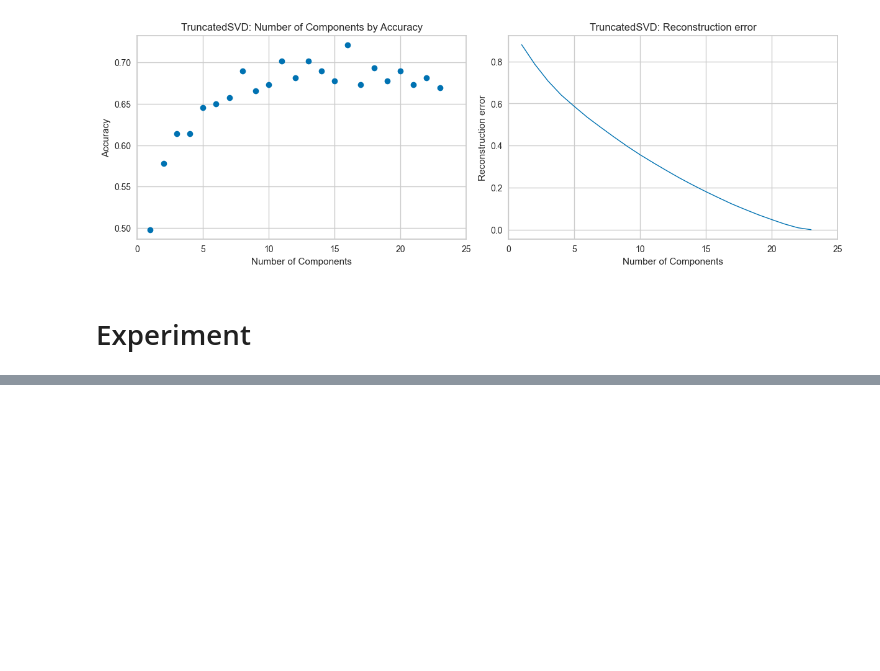
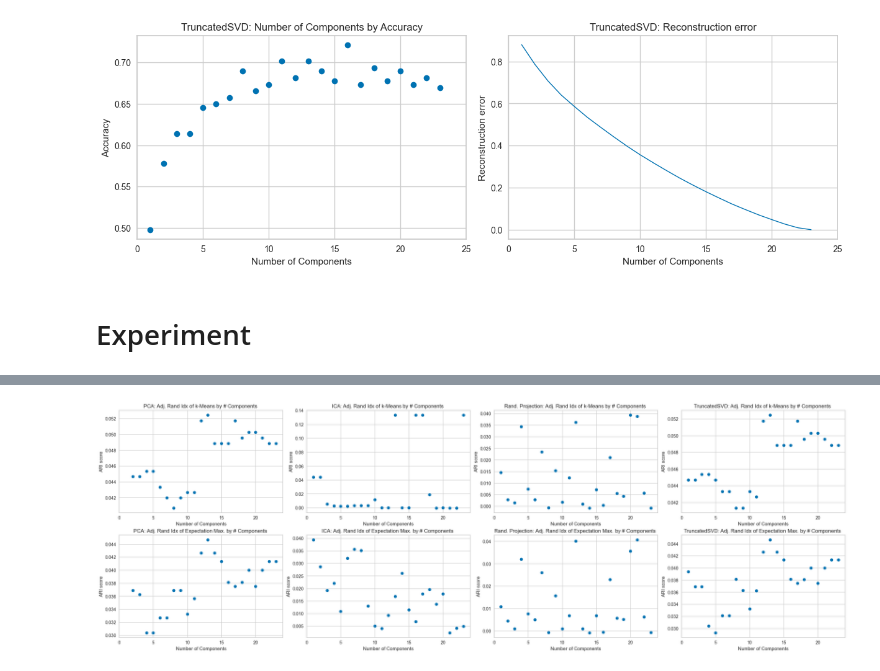
Before and after one commit to fonylew/machine-learning, a Jupyter notebook: unsupervised_learning/mental_clustering.ipynb, the cells around one changed output, grey strips where cells are left out. Drawn from its saved outputs; the diff is of its cells as text; code cells hidden in the pictures; blank space fills up the shorter version.

```diff
--- a/unsupervised_learning/mental_clustering.ipynb
+++ b/unsupervised_learning/mental_clustering.ipynb
@@ -654,0 +635,82 @@ axs[1].set_title('ICA: Reconstruction error')
+# %%
+%%time
+import pickle
+from sklearn.decomposition import PCA
+
+num_class = 2
+num_feat = 23
+xlim = 24
+no_iter = 1000
+cl = ['k-Means', 'Expectation Max.']
+dr = ['PCA', 'ICA', 'Rand. Projection', 'TruncatedSVD']
+
+fig, axs = plt.subplots(2 , 4,figsize=(24, 8), constrained_layout=True,)
+fig1, axs1 = plt.subplots(2 , 4,figsize=(24, 8), constrained_layout=True,)
+fig2, axs2 = plt.subplots(2 , 4,figsize=(24, 8), constrained_layout=True,)
+ari_score = {}
+ri_score = {}
+X_transformed = {}
+comps = {}
+clfs = {}
+scores = {}
+for i, d in enumerate(dr):
+    print(f"=======[{d}]========")
+    ari_score[d] = {}
+    ri_score[d] = {}
+    comps[d] = range(1,num_feat+1) if d != 'PCA' else range(2,num_feat+1)
+    X_transformed[d] = {}
+    scores[d] = {}
+    clfs[d] = {}
+    for comp in comps[d]:
+        if i == 0:
+            transformer = PCA(n_components=comp, random_state=42)
+        elif i == 1:
+            transformer = FastICA(n_components=comp, random_state=42)
+        elif i ==2 :
+            transformer = SparseRandomProjection(n_components=comp, random_state=42)
+        else:
+            transformer = TruncatedSVD(n_components=comp, random_state=42)
+
+        X_transformed[d][comp] = transformer.fit_transform(x)
+
+    for j, c in enumerate(cl):
+        print(f"[{d}]  {c} -------------")
+        ari_score[d][c] = []
+        ri_score[d][c] = []
+        scores[d][c] = []
+        for comp in comps[d]:
+            print(f"[{d}]  {c} : #component = {comp} ---")
+            if j == 0:
+                clf = KMeans(n_clusters=num_class, random_state=42)
+            else:
+                clf = GaussianMixture(n_components=num_class,covariance_type='spherical', max_iter=no_iter, init_params= 'kmeans', random_state=42)
+            clf.fit(X_transformed[d][comp])
+            y_pred = clf.predict(X_transformed[d][comp])
+            avg_log = clf.score(X_transformed[d][comp])
+            scores[d][c].append(avg_log)
+            ari = metrics.adjusted_rand_score(y, y_pred)
+            ari_score[d][c].append(ari)
+            ri = metrics.rand_score(y, y_pred)
+            ri_score[d][c].append(ri)
+            print(f"[{d}@{comp}] Average Log likelihood for {c}: \t", avg_log)
+            print(f"[{d}@{comp}] Adj. Rand Idx for {c}: \t\t", ari)
+            print(f"[{d}@{comp}] Rand Index for {c}: \t\t", ri)
+
+        axs[j][i].plot(comps[d],ari_score[d][c],'o')
+        axs[j][i].set_ylabel('ARI score')
+        axs[j][i].set_xlabel('Number of Components')
+        axs[j][i].set_xlim(0,xlim)
+        axs[j][i].set_title(f'{d}: Adj. Rand Idx of {c} by # Components ')
+
+        axs1[j][i].plot(comps[d],ri_score[d][c],'o')
+        axs1[j][i].set_ylabel('RI score')
+        axs1[j][i].set_xlabel('Number of Components')
+        axs1[j][i].set_xlim(0,xlim)
+        axs1[j][i].set_title(f'{d}: Rand Index of {c} by # Components ')
+
+        axs2[j][i].plot(comps[d],scores[d][c],'o')
+        axs2[j][i].set_ylabel('Score')
+        axs2[j][i].set_xlabel('Number of Components')
+        axs2[j][i].set_xlim(0,xlim)
+        axs2[j][i].set_title(f'{d}: Score of {c} by # Components ')
+# %% [output]
@@ -654,0 +734 @@ axs[1].set_title('ICA: Reconstruction error')
+[figure, added]
```
Also changed, not shown: parts of 12 cells of this notebook, 2 other files.
